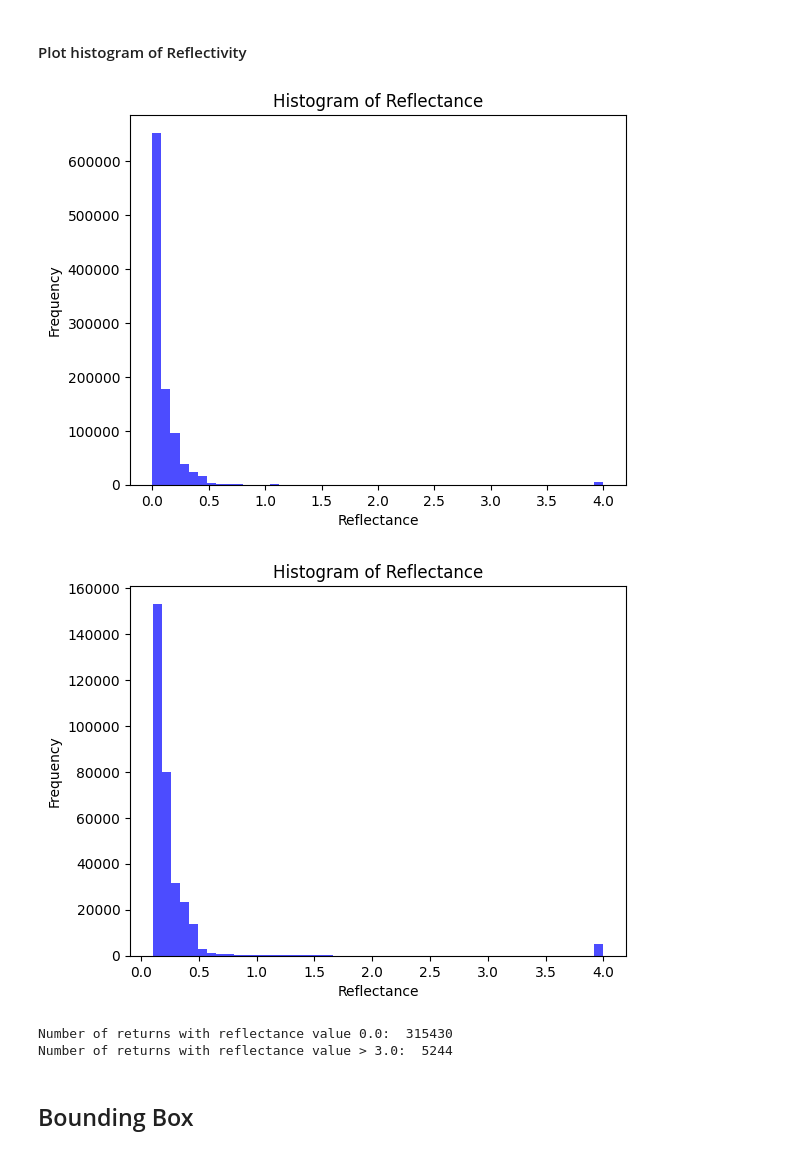
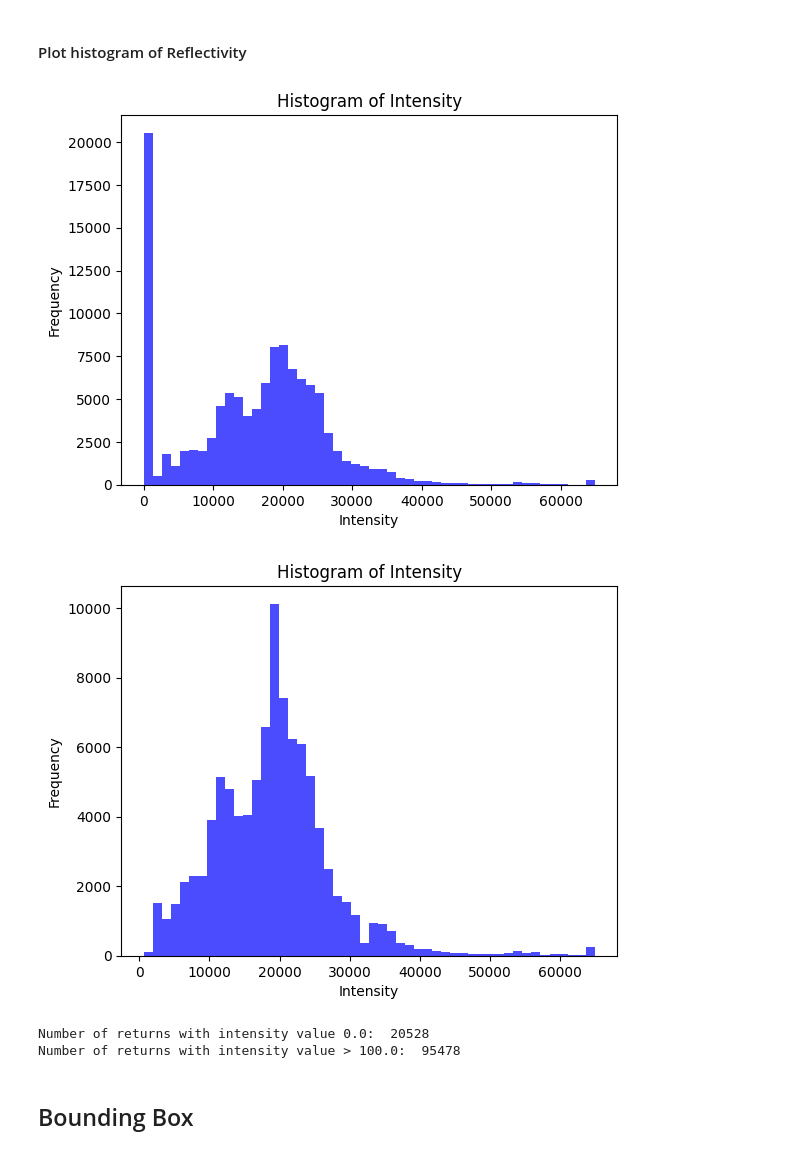
Before and after one commit to jarix/3D_Point_Clouds_Python_Tools, a Jupyter notebook: hello_LAS_file_format.ipynb, the cells around one changed output. Cells and saved outputs as stored; diff of their text form; code cells hidden in the pictures.

```diff
--- a/hello_LAS_file_format.ipynb
+++ b/hello_LAS_file_format.ipynb
@@ -185,30 +185,30 @@ Number of last returns:  116006
 # %% [markdown]
 #### Plot histogram of Reflectivity
 # %%
-plt.hist(pc.Reflectance, bins=50, color='b', alpha=0.7)
-plt.xlabel("Reflectance")
+plt.hist(pc.intensity, bins=50, color='b', alpha=0.7)
+plt.xlabel("Intensity")
 plt.ylabel("Frequency")
-plt.title("Histogram of Reflectance")
+plt.title("Histogram of Intensity")
 plt.show()
 # %% [output]
-[figure, old version]
+[figure, new version]
 # %%
 # Exclude really more reflectance values
 
-plt.hist(pc.Reflectance[pc.Reflectance > 0.1], bins=50, color='b', alpha=0.7)
-plt.xlabel("Reflectance")
+plt.hist(pc.intensity[pc.intensity > 100], bins=50, color='b', alpha=0.7)
+plt.xlabel("Intensity")
 plt.ylabel("Frequency")
-plt.title("Histogram of Reflectance")
+plt.title("Histogram of Intensity")
 plt.show()
 # %% [output]
-[figure, old version]
+[figure, new version]
 # %%
-# Number of returns with reflectance value 0.0
-print("Number of returns with reflectance value 0.0: ", np.sum(pc.Reflectance == 0.0))
-print("Number of returns with reflectance value > 3.0: ", np.sum(pc.Reflectance > 3.0))
+# Number of returns with intensity value 0.0
+print("Number of returns with intensity value 0.0: ", np.sum(pc.intensity == 0.0))
+print("Number of returns with intensity value > 100.0: ", np.sum(pc.intensity > 100.0))
 # %% [output]
-Number of returns with reflectance value 0.0:  315430
-Number of returns with reflectance value > 3.0:  5244
+Number of returns with intensity value 0.0:  20528
+Number of returns with intensity value > 100.0:  95478
 # %% [markdown]
 ## Bounding Box
 # %% [markdown]
```
Also changed, not shown: parts of 2 cells of this notebook, 1 other file.
